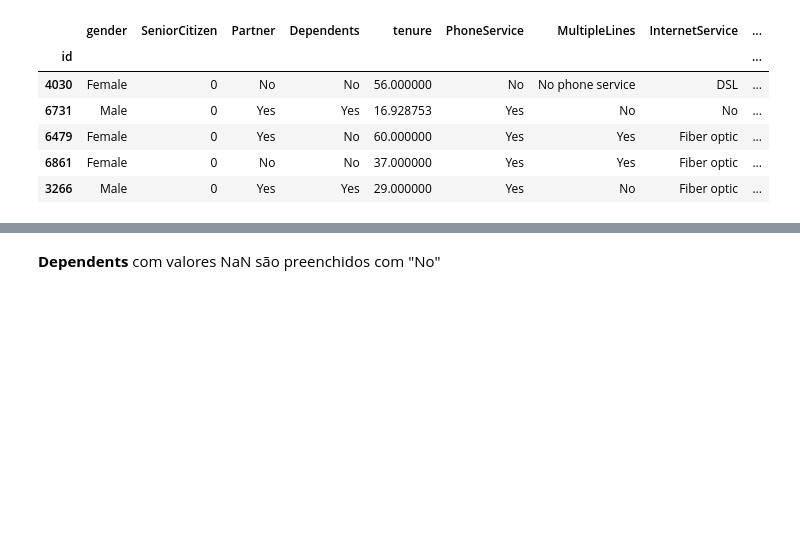
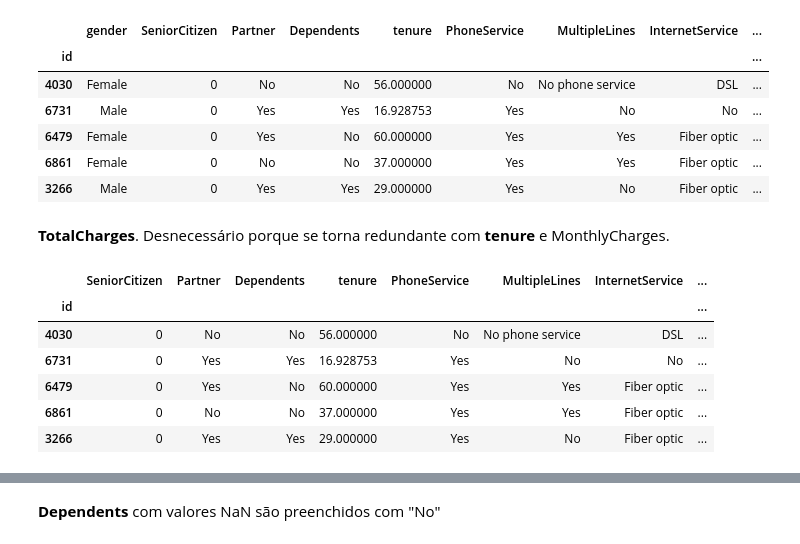
Before and after one commit to rafaelhamer/DSWP, a Jupyter notebook: Labdata_Churn_parte1.ipynb, the cells around one changed output, grey strips where cells are left out. Drawn from its saved outputs; the diff is of its cells as text; code cells hidden in the pictures; blank space fills up the shorter version.

```diff
--- a/Labdata_Churn_parte1.ipynb
+++ b/Labdata_Churn_parte1.ipynb
@@ -64,3 +64,5 @@ df_train.head(5)
 | 6479 | Female | 0 | Yes | No | 60.000000 | Yes | Yes | Fiber optic | ... |
 | 6861 | Female | 0 | No | No | 37.000000 | Yes | Yes | Fiber optic | ... |
 | 3266 | Male | 0 | Yes | Yes | 29.000000 | Yes | No | Fiber optic | ... |
+# %% [markdown]
+**TotalCharges**. Desnecessário porque se torna redundante com **tenure** e MonthlyCharges.
@@ -66,0 +73,12 @@ df_train.head(5)
+# %%
+df_train.drop('gender', axis=1, inplace=True)
+df_test.drop('gender', axis=1, inplace=True)
+df_train.head(5)
+# %% [output]
+|  | SeniorCitizen | Partner | Dependents | tenure | PhoneService | MultipleLines | InternetService | ... |
+| id |  |  |  |  |  |  |  | ... |
+| 4030 | 0 | No | No | 56.000000 | No | No phone service | DSL | ... |
+| 6731 | 0 | Yes | Yes | 16.928753 | Yes | No | No | ... |
+| 6479 | 0 | Yes | No | 60.000000 | Yes | Yes | Fiber optic | ... |
+| 6861 | 0 | No | No | 37.000000 | Yes | Yes | Fiber optic | ... |
+| 3266 | 0 | Yes | Yes | 29.000000 | Yes | No | Fiber optic | ... |
```
Also changed, not shown: parts of 17 cells of this notebook.
